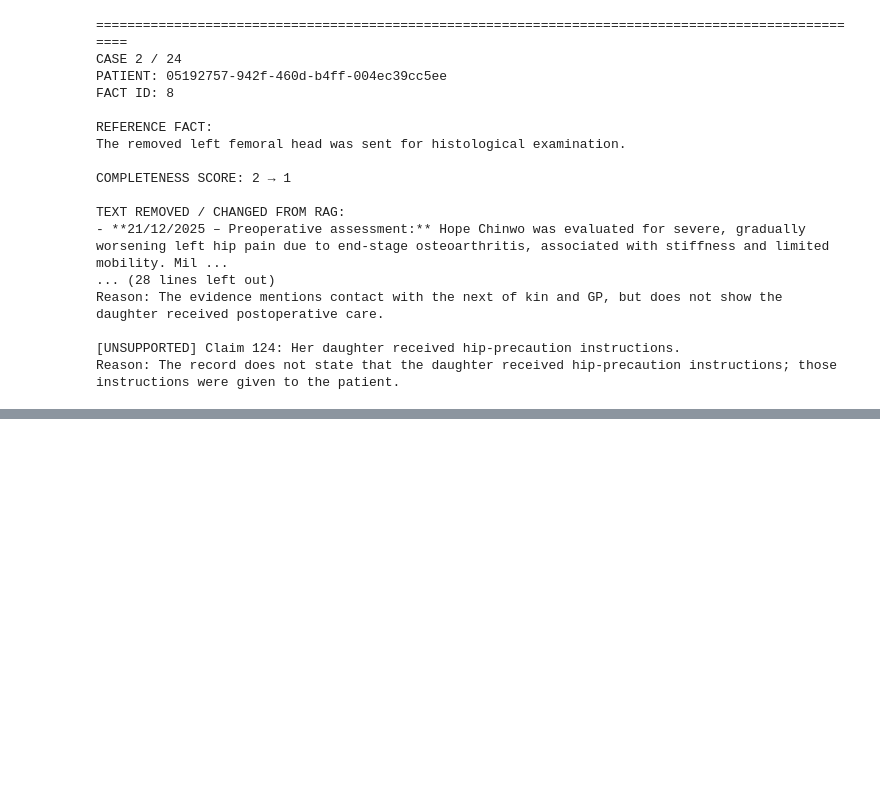
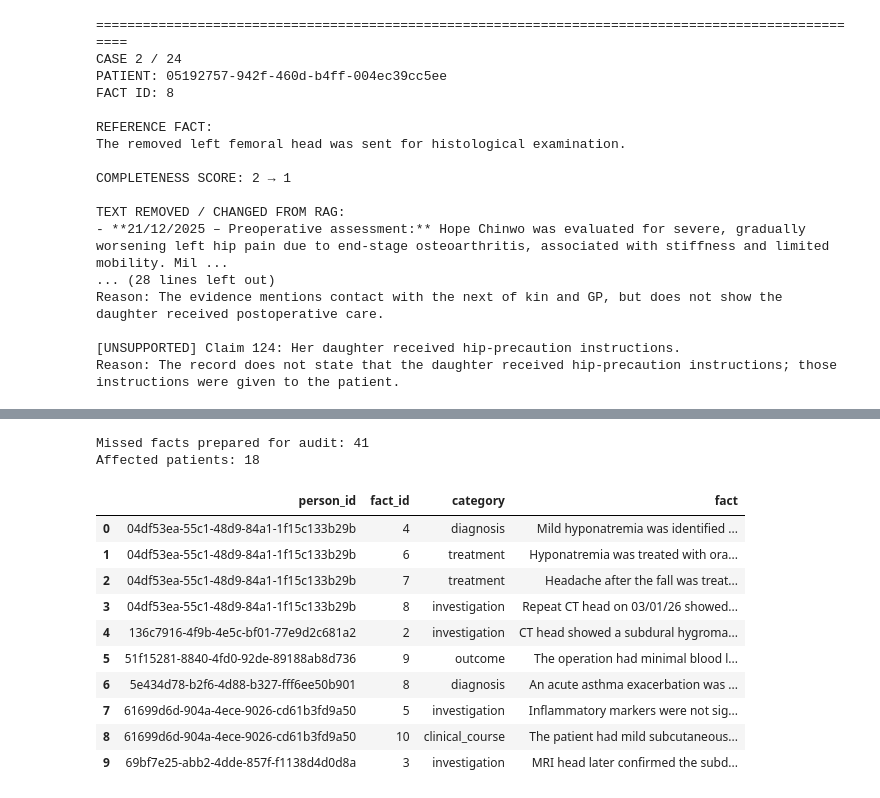
Before and after one commit to pallavi-cs-ai/clinical-summarization-eval, a Jupyter notebook: notebooks/evaluation/05_final_analysis.ipynb, the cells around one changed output, grey strips where cells are left out. Cells and saved outputs as stored; diff of their text form; code cells hidden in the pictures; blank space fills up the shorter version.

```diff
--- a/notebooks/evaluation/05_final_analysis.ipynb
+++ b/notebooks/evaluation/05_final_analysis.ipynb
@@ -1333,0 +1707,65 @@ Reason: The record does not state that the daughter received hip-precaution inst
+# %%
+# ============================================================
+# ATTACH WORKFLOW-3 TOP-20 CONTEXT TO EACH MISSED RAG FACT
+# ============================================================
+
+rag_omission_audit = []
+
+for _, row in rag_missed_facts.iterrows():
+
+    person_id = row["person_id"]
+
+    retrieved = rag_top20_retrievals[person_id]
+
+    # Combine exactly the chunks that were available to
+    # the RAG summarization model.
+    retrieved_context = "\n\n".join(
+        retrieved["chunk_text"]
+        .astype(str)
+        .tolist()
+    )
+
+    rag_omission_audit.append({
+        "person_id": person_id,
+        "fact_id": row["fact_id"],
+        "category": row["category"],
+        "fact": row["fact"],
+        "retrieved_chunk_count": len(retrieved),
+        "retrieved_context": retrieved_context,
+    })
+
+
+rag_omission_audit = pd.DataFrame(
+    rag_omission_audit
+)
+
+print("Missed facts prepared for audit:", len(rag_omission_audit))
+print(
+    "Affected patients:",
+    rag_omission_audit["person_id"].nunique()
+)
+
+display(
+    rag_omission_audit[
+        [
+            "person_id",
+            "fact_id",
+            "category",
+            "fact",
+        ]
+    ].head(10)
+)
+# %% [output]
+Missed facts prepared for audit: 41
+Affected patients: 18
+|  | person_id | fact_id | category | fact |
+| 0 | 04df53ea-55c1-48d9-84a1-1f15c133b29b | 4 | diagnosis | Mild hyponatremia was identified ... |
+| 1 | 04df53ea-55c1-48d9-84a1-1f15c133b29b | 6 | treatment | Hyponatremia was treated with ora... |
+| 2 | 04df53ea-55c1-48d9-84a1-1f15c133b29b | 7 | treatment | Headache after the fall was treat... |
+| 3 | 04df53ea-55c1-48d9-84a1-1f15c133b29b | 8 | investigation | Repeat CT head on 03/01/26 showed... |
+| 4 | 136c7916-4f9b-4e5c-bf01-77e9d2c681a2 | 2 | investigation | CT head showed a subdural hygroma... |
+| 5 | 51f15281-8840-4fd0-92de-89188ab8d736 | 9 | outcome | The operation had minimal blood l... |
+| 6 | 5e434d78-b2f6-4d88-b327-fff6ee50b901 | 8 | diagnosis | An acute asthma exacerbation was ... |
+| 7 | 61699d6d-904a-4ece-9026-cd61b3fd9a50 | 5 | investigation | Inflammatory markers were not sig... |
+| 8 | 61699d6d-904a-4ece-9026-cd61b3fd9a50 | 10 | clinical_course | The patient had mild subcutaneous... |
+| 9 | 69bf7e25-abb2-4dde-857f-f1138d4d0d8a | 3 | investigation | MRI head later confirmed the subd... |
```
Also changed, not shown: parts of 4 cells of this notebook.
